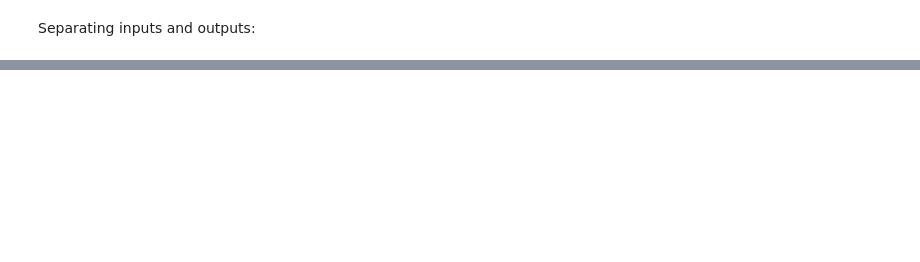
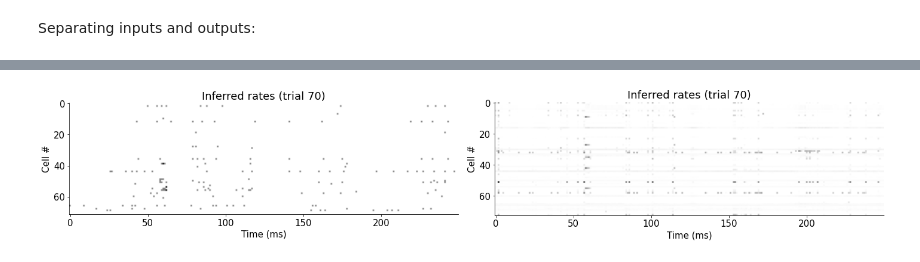
Before and after one commit to Ninja-State/NMA-DL-Project, a Jupyter notebook: NMA_DL_Project.ipynb, the cells around one changed output, grey strips where cells are left out. Drawn from its saved outputs; the diff is of its cells as text; code cells hidden in the pictures; blank space fills up the shorter version.

```diff
--- a/NMA_DL_Project.ipynb
+++ b/NMA_DL_Project.ipynb
@@ -244,0 +335,19 @@ Output shape. torch.Size([250, 340, 73])
+# %%
+plt.figure(figsize = (20, 10))
+trial = 70
+plt.subplot(121)
+plt.imshow(x[:, trial, :div_neurons].T, cmap='gray_r')
+plt.xlabel('Time (ms)')
+plt.ylabel('Cell #')
+plt.title(f'Inferred rates (trial {trial})')
+
+plt.subplot(122)
+plt.imshow(rpred[:, trial, :].T, cmap='gray_r')
+plt.xlabel('Time (ms)')
+plt.ylabel('Cell #')
+plt.title(f'Inferred rates (trial {trial})')
+plt.show()
+
+#40 good trial
+# %% [output]
+[figure, added]
```
Also changed, not shown: parts of 34 cells of this notebook.
